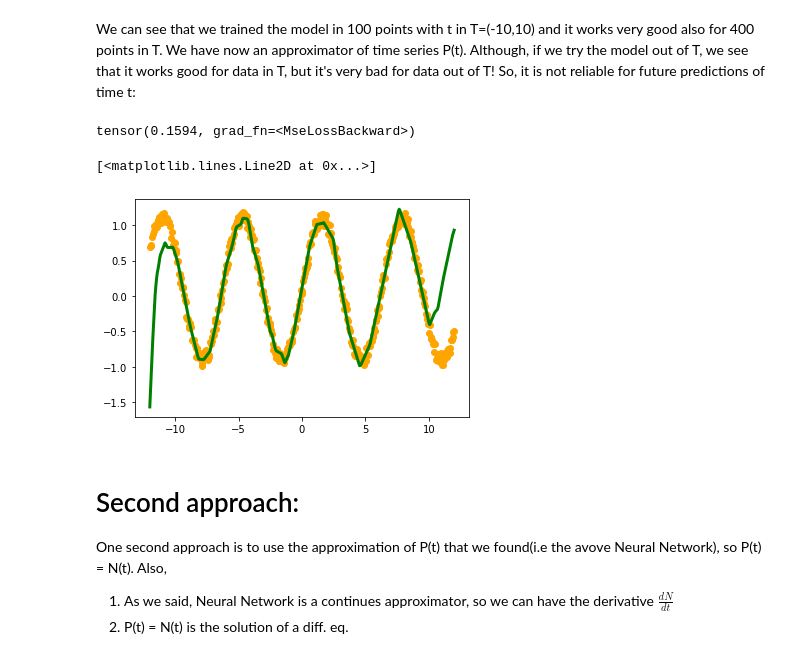
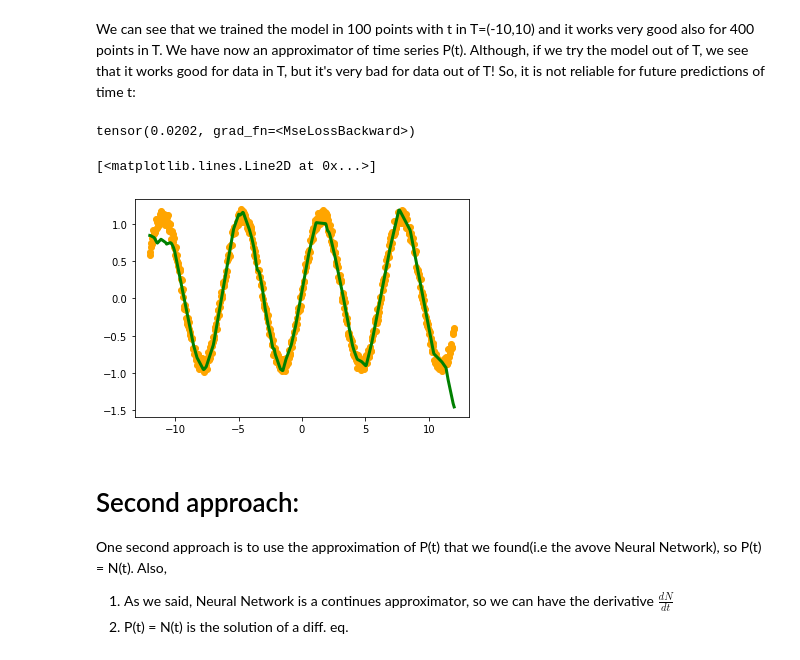
Before and after one commit to christinaseven/myproj, a Jupyter notebook: 1st implementation.ipynb, the cells around one changed output. Cells and saved outputs as stored; diff of their text form; code cells hidden in the pictures.

```diff
--- a/1st implementation.ipynb
+++ b/1st implementation.ipynb
@@ -228,3 +169,7 @@ pred = net(x)
+# %%
+state_dict = torch.load("net_sinx.pth")
+net.load_state_dict(state_dict)
+pred = net(x)
 # %%
 loss = loss_func(pred, y)
 loss
@@ -240,18 +185,18 @@ ax.plot(x.data.numpy(), pred.data.numpy(), 'g-', lw=3)
 # %% [markdown]
 We can see that we trained the model in 100 points with t in T=(-10,10) and it works very good also for 400 points in T. We have now an approximator of time series P(t). Although, if we try the model out of T, we see that it works good for data in T, but it's very bad for data out of T! So, it is not reliable for future predictions of time t:
 # %%
-x = torch.unsqueeze(torch.linspace(-12, 12, 400), dim=1) #OUT OF T, FOR EXAMPLE (-12,12)
+x = torch.unsqueeze(torch.linspace(-12, 12, 600), dim=1) #OUT OF T, FOR EXAMPLE (-12,12)
 y = torch.sin(x) + 0.2*torch.rand(x.size())
 pred = net(x)
 loss = loss_func(pred, y)
 print(loss)
 fig, ax = plt.subplots()
 ax.scatter(x.data.numpy(),y.data.numpy(), color = "orange")
 ax.plot(x.data.numpy(), pred.data.numpy(), 'g-', lw=3)
 # %% [output]
-tensor(0.1594, grad_fn=<MseLossBackward>)
+tensor(0.0202, grad_fn=<MseLossBackward>)
 [<matplotlib.lines.Line2D at 0x...>]
-[figure, old version]
+[figure, new version]
 # %% [markdown]
 # Second approach:
 One second approach is to use the approximation of P(t) that we found(i.e the avove Neural Network), so P(t) = N(t). Also,
```
Also changed, not shown: parts of 43 cells of this notebook.
